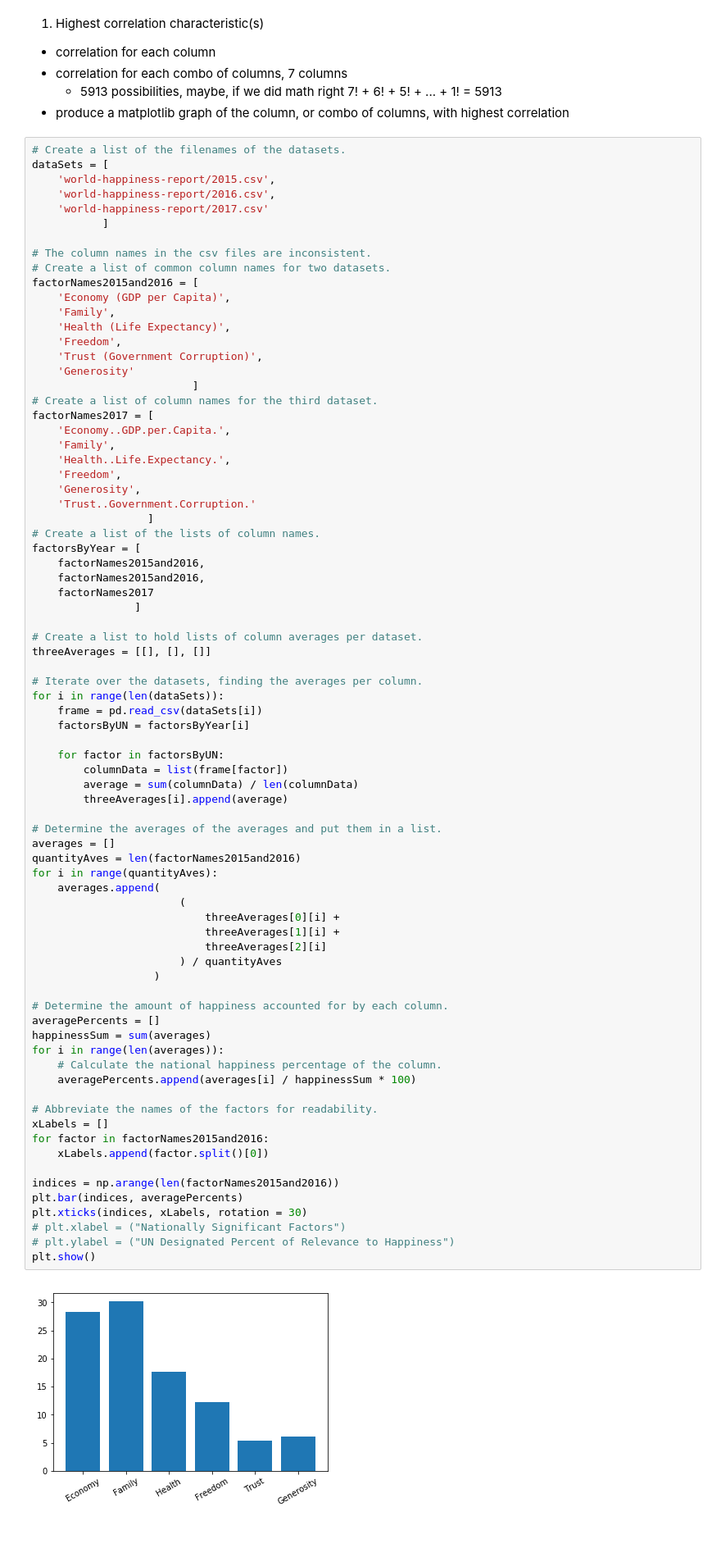
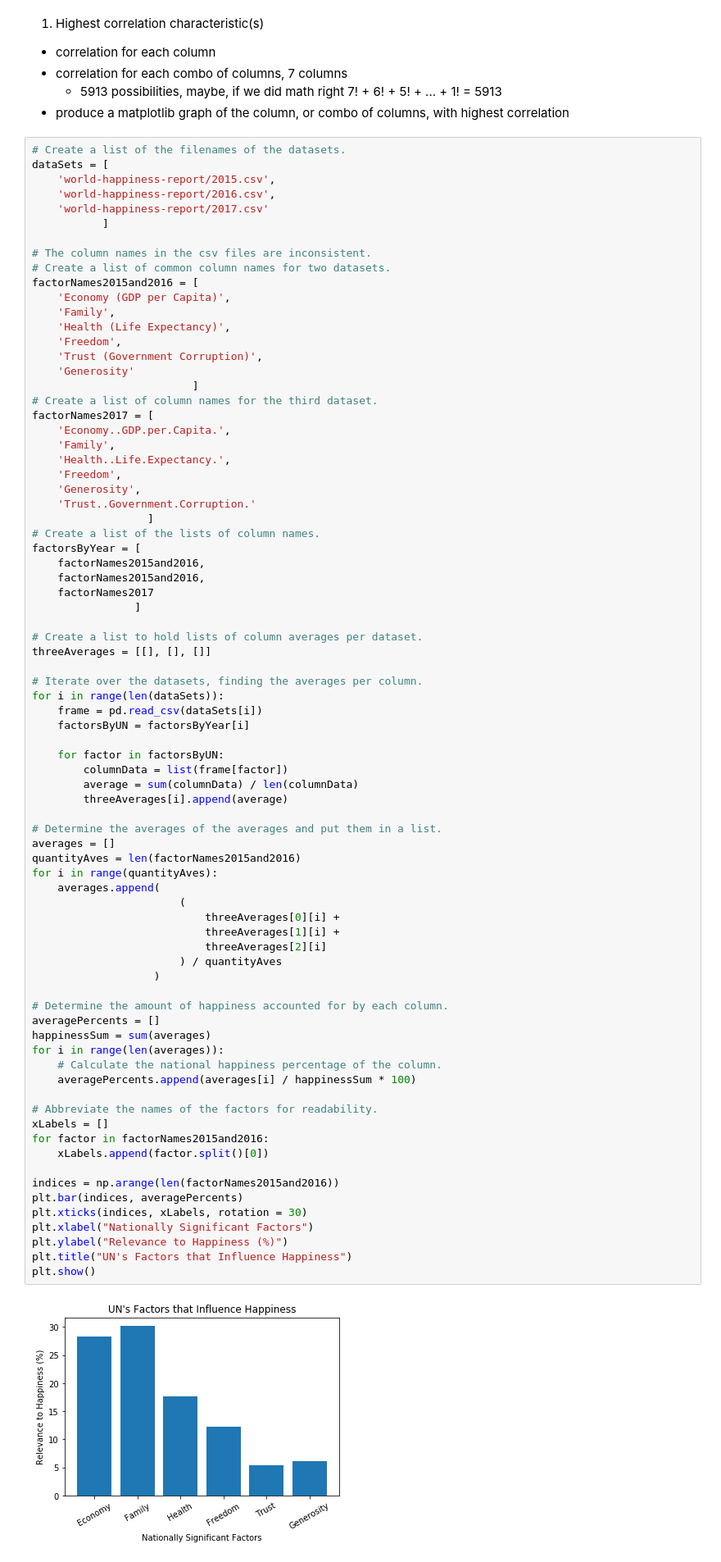
Before and after one commit to jamesboyd2008/happy-project, a Jupyter notebook: happy.ipynb, the cells around one changed output. Shown at 82% size. Cells and saved outputs as stored; diff of their text form; blank space fills up the shorter version.

```diff
--- a/happy.ipynb
+++ b/happy.ipynb
@@ -64,36 +64,37 @@ for i in range(len(dataSets)):
 
 # Determine the averages of the averages and put them in a list.
 averages = []
 quantityAves = len(factorNames2015and2016)
 for i in range(quantityAves):
     averages.append(
                        (
                            threeAverages[0][i] +
                            threeAverages[1][i] +
                            threeAverages[2][i]
                        ) / quantityAves
                    )
 
 # Determine the amount of happiness accounted for by each column.
 averagePercents = []
 happinessSum = sum(averages)
 for i in range(len(averages)):
     # Calculate the national happiness percentage of the column.
     averagePercents.append(averages[i] / happinessSum * 100)
 
 # Abbreviate the names of the factors for readability.
 xLabels = []
 for factor in factorNames2015and2016:
     xLabels.append(factor.split()[0])
 
 indices = np.arange(len(factorNames2015and2016))
 plt.bar(indices, averagePercents)
 plt.xticks(indices, xLabels, rotation = 30)
-# plt.xlabel = ("Nationally Significant Factors")
-# plt.ylabel = ("UN Designated Percent of Relevance to Happiness")
+plt.xlabel("Nationally Significant Factors")
+plt.ylabel("Relevance to Happiness (%)")
+plt.title("UN's Factors that Influence Happiness")
 plt.show()
 # %% [output]
-[figure, old version]
+[figure, new version]
 # %% [markdown]
 2. Biggest change over years
  - Programmatically find the country who wins "most improved" award
```
Also changed, not shown: parts of 1 cell of this notebook.
